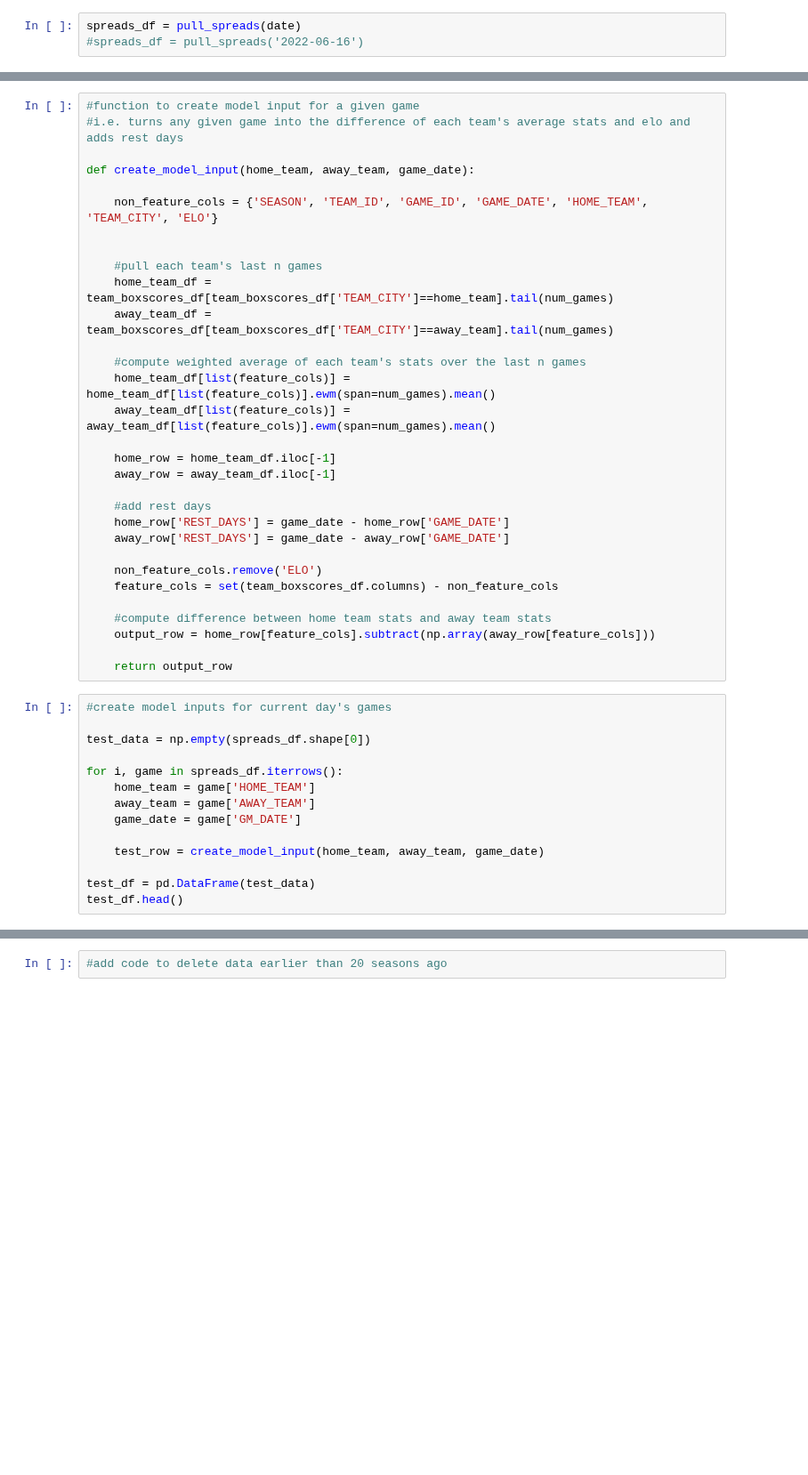
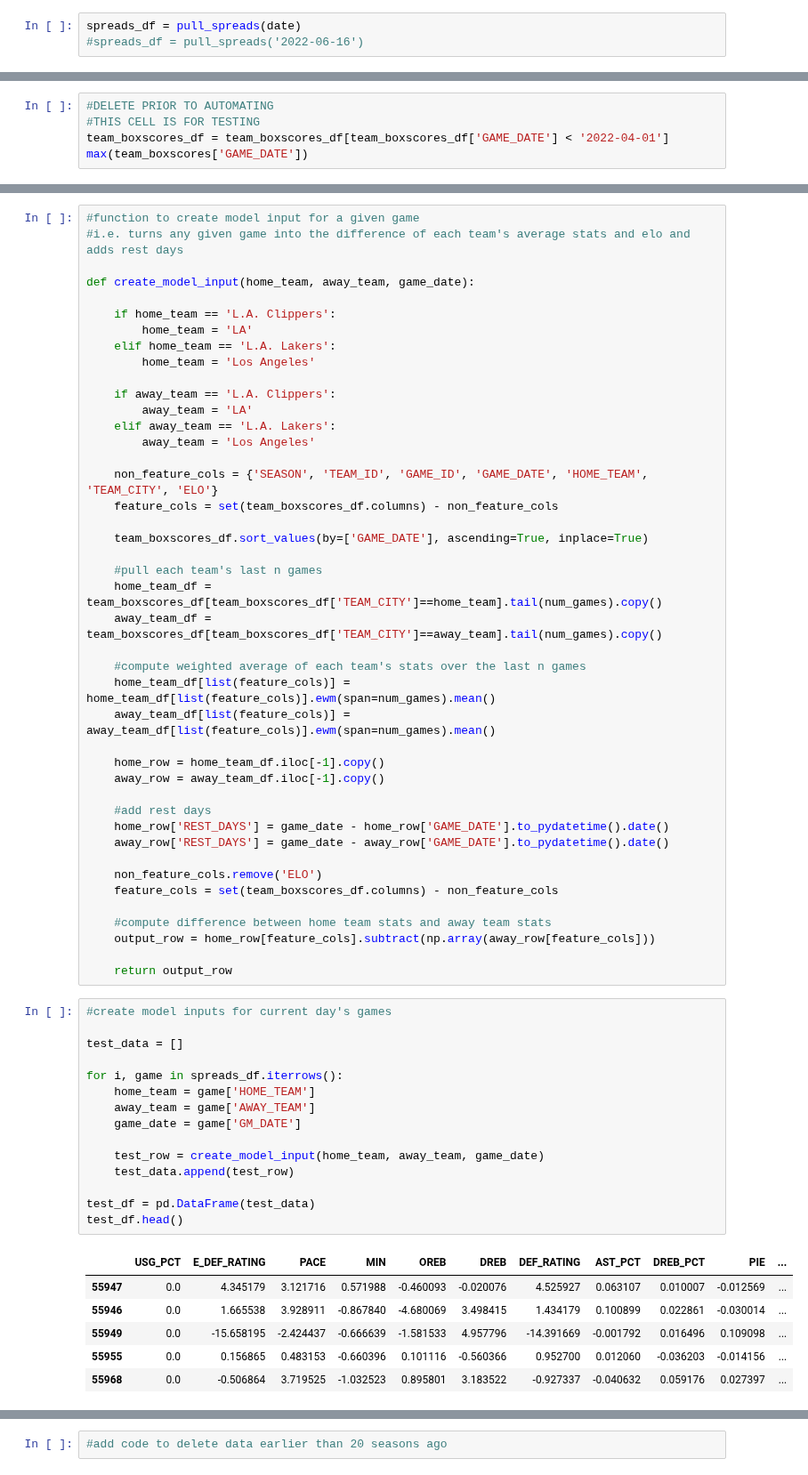
Before and after one commit to jnshzk/nba_beating_the_spread, a Jupyter notebook: daily_refresh/daily_refresh.ipynb, the cells around one changed output, grey strips where cells are left out. Shown at 89% size. Saved outputs shown, nothing was run; the diff lists cells and outputs as text; blank space fills up the shorter version.

```diff
--- a/daily_refresh/daily_refresh.ipynb
+++ b/daily_refresh/daily_refresh.ipynb
@@ -596,0 +678,5 @@ spreads_df
+# %%
+#DELETE PRIOR TO AUTOMATING
+#THIS CELL IS FOR TESTING
+team_boxscores_df = team_boxscores_df[team_boxscores_df['GAME_DATE'] < '2022-04-01']
+max(team_boxscores['GAME_DATE'])
@@ -600,23 +688,35 @@ spreads_df
 
 def create_model_input(home_team, away_team, game_date):
 
+    if home_team == 'L.A. Clippers':
+        home_team = 'LA'
+    elif home_team == 'L.A. Lakers':
+        home_team = 'Los Angeles'
+
+    if away_team == 'L.A. Clippers':
+        away_team = 'LA'
+    elif away_team == 'L.A. Lakers':
+        away_team = 'Los Angeles'
+
     non_feature_cols = {'SEASON', 'TEAM_ID', 'GAME_ID', 'GAME_DATE', 'HOME_TEAM', 'TEAM_CITY', 'ELO'}
+    feature_cols = set(team_boxscores_df.columns) - non_feature_cols
 
+    team_boxscores_df.sort_values(by=['GAME_DATE'], ascending=True, inplace=True)
 
     #pull each team's last n games
-    home_team_df = team_boxscores_df[team_boxscores_df['TEAM_CITY']==home_team].tail(num_games)
-    away_team_df = team_boxscores_df[team_boxscores_df['TEAM_CITY']==away_team].tail(num_games)
+    home_team_df = team_boxscores_df[team_boxscores_df['TEAM_CITY']==home_team].tail(num_games).copy()
+    away_team_df = team_boxscores_df[team_boxscores_df['TEAM_CITY']==away_team].tail(num_games).copy()
 
     #compute weighted average of each team's stats over the last n games
     home_team_df[list(feature_cols)] = home_team_df[list(feature_cols)].ewm(span=num_games).mean()
     away_team_df[list(feature_cols)] = away_team_df[list(feature_cols)].ewm(span=num_games).mean()
 
-    home_row = home_team_df.iloc[-1]
-    away_row = away_team_df.iloc[-1]
+    home_row = home_team_df.iloc[-1].copy()
+    away_row = away_team_df.iloc[-1].copy()
 
     #add rest days
-    home_row['REST_DAYS'] = game_date - home_row['GAME_DATE']
-    away_row['REST_DAYS'] = game_date - away_row['GAME_DATE']
+    home_row['REST_DAYS'] = game_date - home_row['GAME_DATE'].to_pydatetime().date()
+    away_row['REST_DAYS'] = game_date - away_row['GAME_DATE'].to_pydatetime().date()
 
     non_feature_cols.remove('ELO')
     feature_cols = set(team_boxscores_df.columns) - non_feature_cols
@@ -628,14 +728,22 @@ def create_model_input(home_team, away_team, game_date):
 # %%
 #create model inputs for current day's games
 
-test_data = np.empty(spreads_df.shape[0])
+test_data = []
 
 for i, game in spreads_df.iterrows():
     home_team = game['HOME_TEAM']
     away_team = game['AWAY_TEAM']
     game_date = game['GM_DATE']
 
     test_row = create_model_input(home_team, away_team, game_date)
+    test_data.append(test_row)
 
 test_df = pd.DataFrame(test_data)
 test_df.head()
+# %% [output]
+|  | USG_PCT | E_DEF_RATING | PACE | MIN | OREB | DREB | DEF_RATING | AST_PCT | DREB_PCT | PIE | ... |
+| 55947 | 0.0 | 4.345179 | 3.121716 | 0.571988 | -0.460093 | -0.020076 | 4.525927 | 0.063107 | 0.010007 | -0.012569 | ... |
+| 55946 | 0.0 | 1.665538 | 3.928911 | -0.867840 | -4.680069 | 3.498415 | 1.434179 | 0.100899 | 0.022861 | -0.030014 | ... |
+| 55949 | 0.0 | -15.658195 | -2.424437 | -0.666639 | -1.581533 | 4.957796 | -14.391669 | -0.001792 | 0.016496 | 0.109098 | ... |
+| 55955 | 0.0 | 0.156865 | 0.483153 | -0.660396 | 0.101116 | -0.560366 | 0.952700 | 0.012060 | -0.036203 | -0.014156 | ... |
+| 55968 | 0.0 | -0.506864 | 3.719525 | -1.032523 | 0.895801 | 3.183522 | -0.927337 | -0.040632 | 0.059176 | 0.027397 | ... |
```
Also changed, not shown: parts of 16 cells of this notebook, 4 other files.
